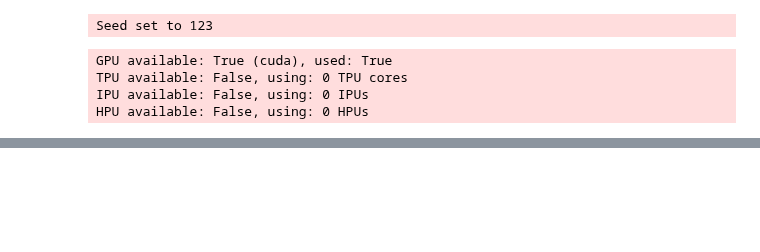
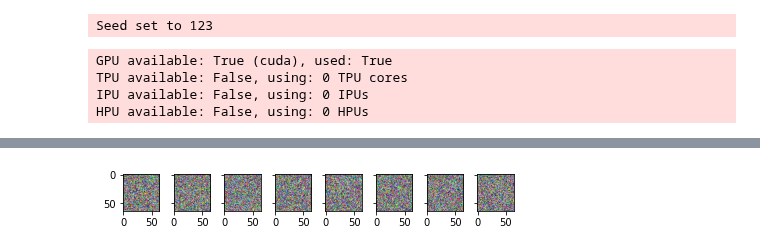
Before and after one commit to esennesh/dcpc_paper, a Jupyter notebook: experiments/ppc_flowers_eval.ipynb, the cells around one changed output, grey strips where cells are left out. Drawn from its saved outputs; the diff is of its cells as text; code cells hidden in the pictures; blank space fills up the shorter version.

```diff
--- a/experiments/ppc_flowers_eval.ipynb
+++ b/experiments/ppc_flowers_eval.ipynb
@@ -81,10 +118,12 @@ with pyro.plate_stack("forward", (trainer.num_particles, 8)):
 # %%
-fig, axes = plt.subplots(nrows=1, ncols=8, sharex="all", sharey="all", layout="compressed")
+fig, axes = plt.subplots(nrows=1, ncols=8, sharex="all", sharey="all", layout="tight")
 
 for i in range(8):
-    estimates = data_loader.reverse_transform(x_hats[i].squeeze().detach())
+    estimates = data.reverse_transform(x_hats[i].squeeze().detach().cpu())
     axes[i].imshow(estimates)
 
 fig.savefig("ppc_flowers_samples.pdf", bbox_inches="tight")
 plt.show()
+# %% [output]
+[figure, added]
 # %%
```
Also changed, not shown: parts of 16 cells of this notebook.
